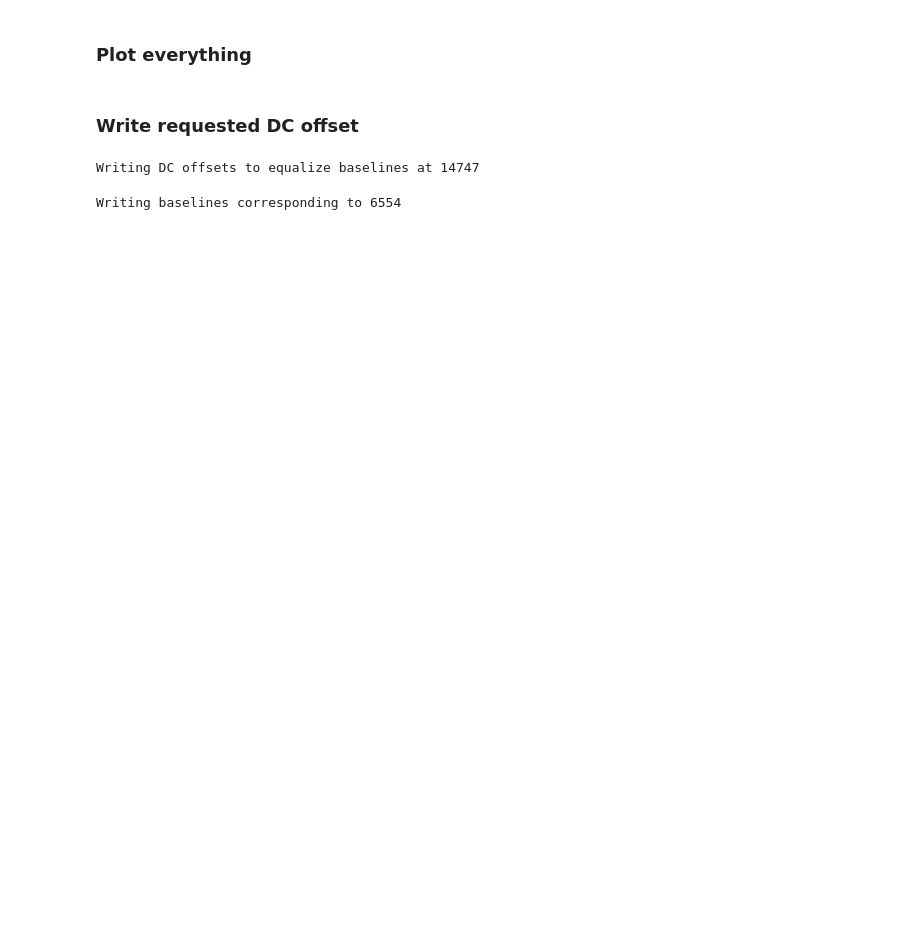
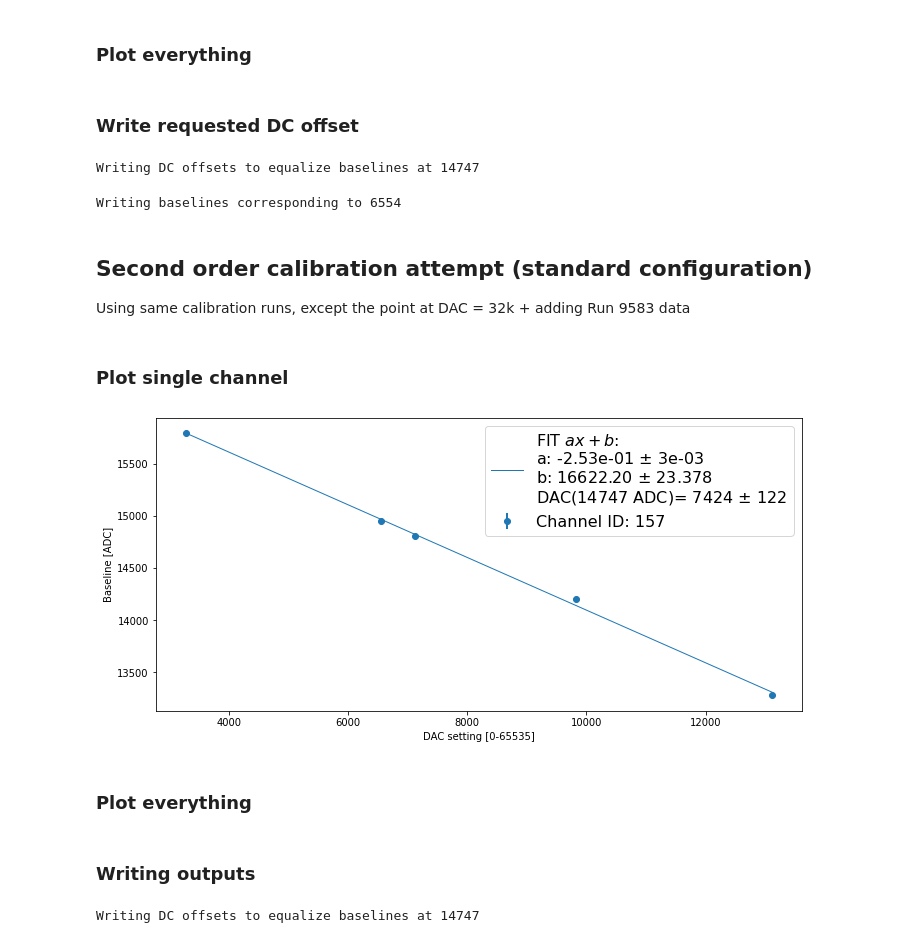
Before and after one commit to mvicenzi/pmt-baselines, a Jupyter notebook: python/calibrate_baselines.ipynb, the cells around one changed output. Cells and saved outputs as stored; diff of their text form; code cells hidden in the pictures; blank space fills up the shorter version.

```diff
--- a/python/calibrate_baselines.ipynb
+++ b/python/calibrate_baselines.ipynb
@@ -294,7 +294,7 @@ calibDB.to_csv("calibrations/baseline_calibration_16Feb2023.csv",sep=',')
 # %%
 print("Writing DC offsets to equalize baselines at " + str(target))
 
-path = "calibrations/DC_offsets_for_"+str(target)+".csv"
+path = "calibrations/DC_offsets_for_"+str(target)+"_16Feb2023.csv"
 ofile = open(path,"w")
 header = "channel_id,baseline,DC_offset\n"
 ofile.write(header)
@@ -311,7 +311,7 @@ Writing DC offsets to equalize baselines at 14747
 current = 6554
 print("Writing baselines corresponding to " + str(current))
 
-path = "calibrations/baselines_at_"+str(current)+".csv"
+path = "calibrations/baselines_at_"+str(current)+"_16Feb2023.csv"
 ofile = open(path,"w")
 header = "channel_id,baseline\n"
 ofile.write(header)
@@ -465,3 +465,6 @@ for channel_id in range(0,360):
 ofile.close()
 # %% [output]
 Writing baselines corresponding to 6554
+# %% [markdown]
+## Second order calibration attempt (standard configuration)
+Using same calibration runs, except the point at DAC = 32k + adding Run 9583 data
@@ -467,0 +488,44 @@ Writing baselines corresponding to 6554
+# %%
+rundb = { 3277:"9573", 6554:"9564", 9831:"9574", 13108:"9575"} #0:"9572",  these are standard
+addrun = 9583
+
+geodb = readSqlitedb()
+data = loadfiles(rundb, basepath="../runs/")
+# %% [markdown]
+### Plot single channel
+# %%
+channel_id = 157
+target = 14747
+
+dac, bs, err = get_channel_data(channel_id, data, n=20, minerr=20.0)
+n_dac, n_bs, n_err = get_channel_data_diff_pedestals(addrun, channel_id,
+                                                     dacpath="calibrations/DC_offsets_for_14747_22Feb2023.csv",
+                                                     basepath = "../runs/",
+                                                     n=20, minerr=20.)
+
+dac.append(n_dac)
+bs.append(n_bs)
+err.append(n_err)
+
+fig, ax = plt.subplots(1,1, figsize=(10, 4.8))
+kargs={'marker':'o', 'lw':0.0, 'elinewidth':2.0}
+
+out=plt.errorbar( x=dac, y=bs, yerr=err, label=("Channel ID: %d" % channel_id), **kargs)
+p, ep, xint, yint, dacnom, edacnom = dofit(dac, bs, err, bs_target=target)
+
+label= "FIT $ax + b$: \n"
+label+="a: %.2e $\pm$ %3.e\n" % ( p[0], ep[0] )
+label+="b: %.2f $\pm$ %.3f\n" % ( p[1], ep[1] )
+label+='DAC(%d ADC)= %d $\pm$ %d' % ( target, dacnom, edacnom )
+
+plt.plot(xint, yint, color=out[0].get_color(), lw=1.0, label=label)
+
+plt.xlabel("DAC setting [0-65535]")
+plt.ylabel("Baseline [ADC]")
+plt.legend(fontsize=16)
+
+fig.tight_layout()
+# %% [output]
+[figure, added]
+# %% [markdown]
+### Plot everything
@@ -467,0 +589,18 @@ Writing baselines corresponding to 6554
+# %% [markdown]
+### Writing outputs
+# %%
+print("Writing DC offsets to equalize baselines at " + str(target))
+
+path = "calibrations/DC_offsets_for_"+str(target)+"_2nd_23Feb2023.csv"
+ofile = open(path,"w")
+header = "channel_id,baseline,DC_offset\n"
+ofile.write(header)
+
+for channel_id in range(0,360):
+    out = str(channel_id) + "," + str(target) + ","
+    out += str(int(DAC_nominal[channel_id]))+"\n"
+    ofile.write(out)
+
+ofile.close()
+# %% [output]
+Writing DC offsets to equalize baselines at 14747
```
Also changed, not shown: parts of 6 cells of this notebook, 1 other file.
